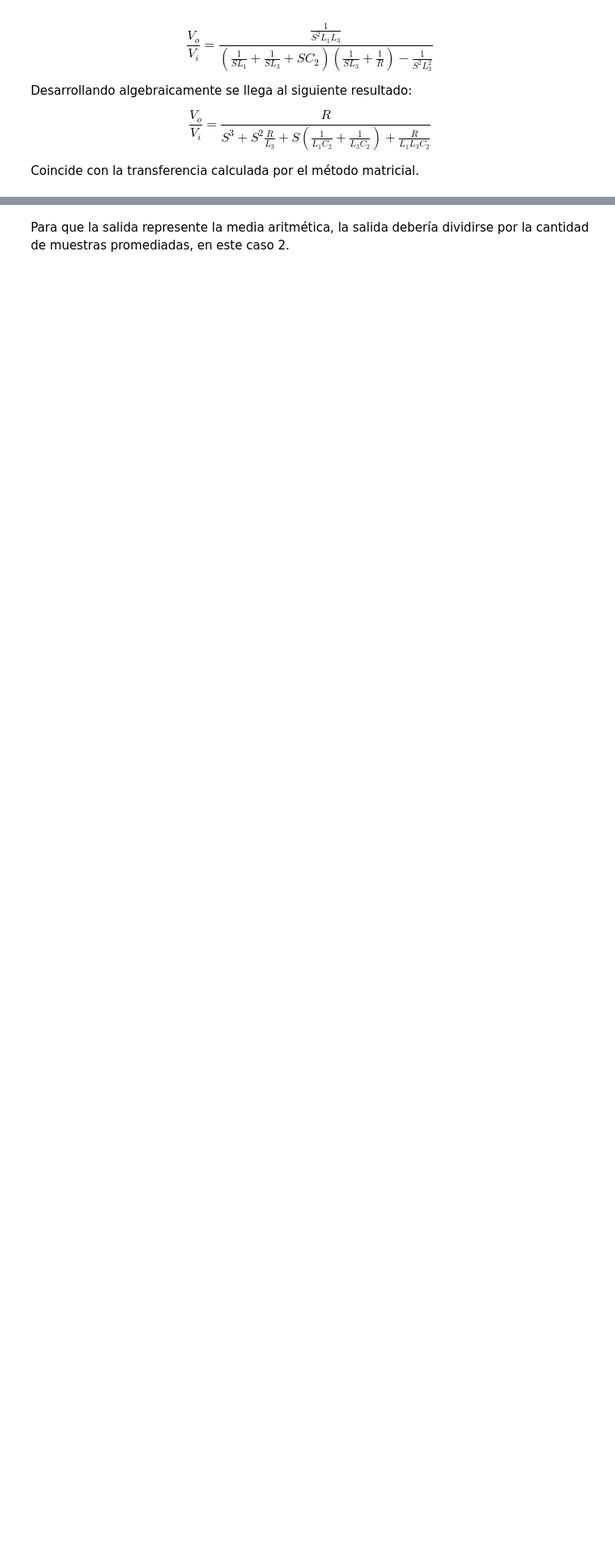
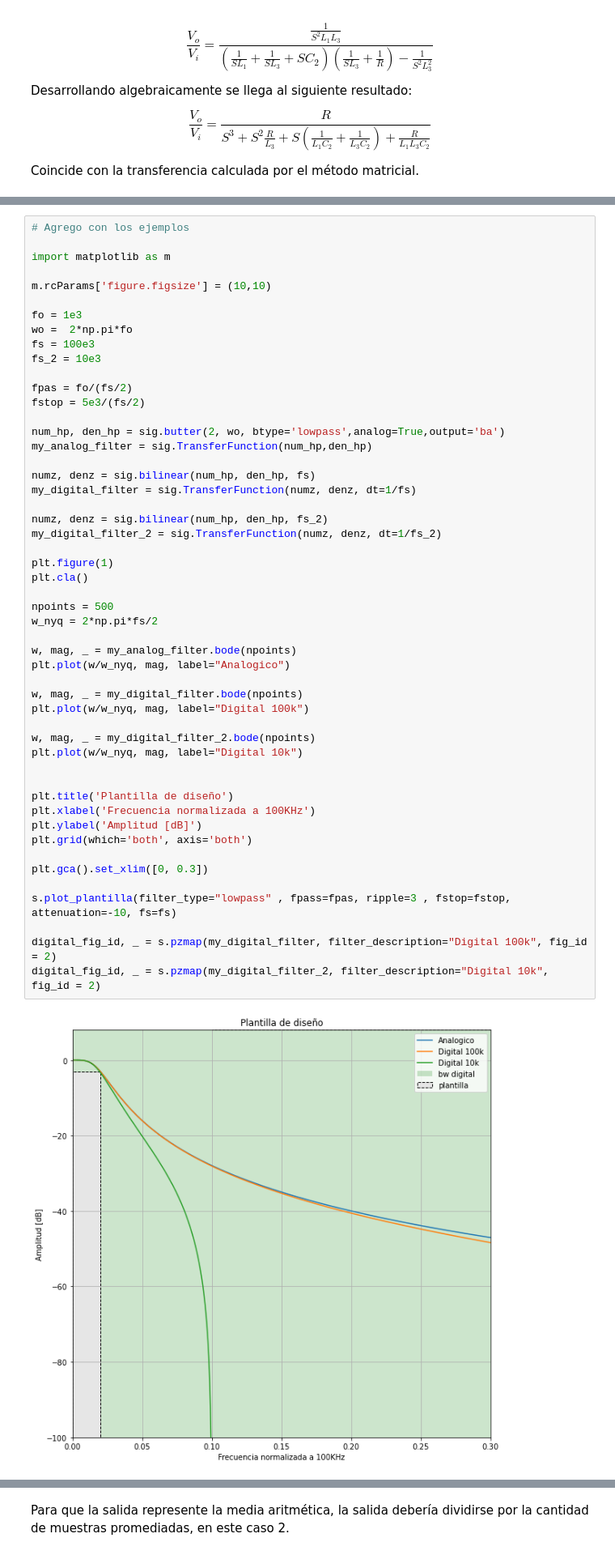
Before and after one commit to hernanrodrguez/teoria-circuitos-ii, a Jupyter notebook: ts08/TS08.ipynb, the cells around one changed output, grey strips where cells are left out. Shown at 81% size. Cells and saved outputs as stored; diff of their text form; blank space fills up the shorter version.

```diff
--- a/ts08/TS08.ipynb
+++ b/ts08/TS08.ipynb
@@ -191,0 +208,53 @@ s.analyze_sys([my_analog_filter, my_digital_filter], ["Butterworth", "Butter Dig
+# %%
+# Agrego con los ejemplos
+
+import matplotlib as m
+
+m.rcParams['figure.figsize'] = (10,10)
+
+fo = 1e3
+wo =  2*np.pi*fo
+fs = 100e3
+fs_2 = 10e3
+
+fpas = fo/(fs/2)
+fstop = 5e3/(fs/2)
+
+num_hp, den_hp = sig.butter(2, wo, btype='lowpass',analog=True,output='ba')
+my_analog_filter = sig.TransferFunction(num_hp,den_hp)
+
+numz, denz = sig.bilinear(num_hp, den_hp, fs)
+my_digital_filter = sig.TransferFunction(numz, denz, dt=1/fs)
+
+numz, denz = sig.bilinear(num_hp, den_hp, fs_2)
+my_digital_filter_2 = sig.TransferFunction(numz, denz, dt=1/fs_2)
+
+plt.figure(1)
+plt.cla()
+
+npoints = 500
+w_nyq = 2*np.pi*fs/2
+
+w, mag, _ = my_analog_filter.bode(npoints)
+plt.plot(w/w_nyq, mag, label="Analogico")
+
+w, mag, _ = my_digital_filter.bode(npoints)
+plt.plot(w/w_nyq, mag, label="Digital 100k")
+
+w, mag, _ = my_digital_filter_2.bode(npoints)
+plt.plot(w/w_nyq, mag, label="Digital 10k")
+
+
+plt.title('Plantilla de diseño')
+plt.xlabel('Frecuencia normalizada a 100KHz')
+plt.ylabel('Amplitud [dB]')
+plt.grid(which='both', axis='both')
+
+plt.gca().set_xlim([0, 0.3])
+
+s.plot_plantilla(filter_type="lowpass" , fpass=fpas, ripple=3 , fstop=fstop, attenuation=-10, fs=fs)
+
+digital_fig_id, _ = s.pzmap(my_digital_filter, filter_description="Digital 100k", fig_id = 2)
+digital_fig_id, _ = s.pzmap(my_digital_filter_2, filter_description="Digital 10k", fig_id = 2)
+# %% [output]
+[figure, added]
```
Also changed, not shown: parts of 4 cells of this notebook.
